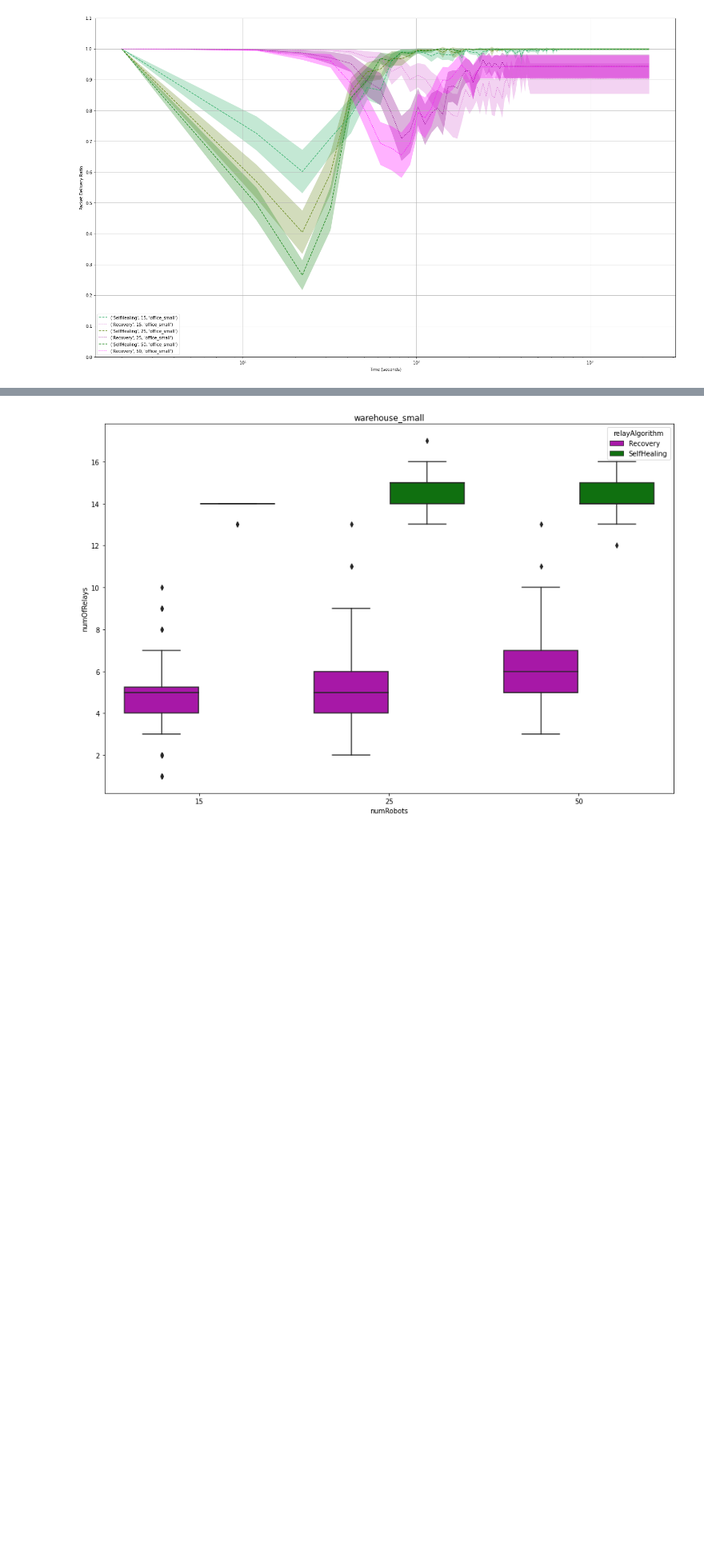
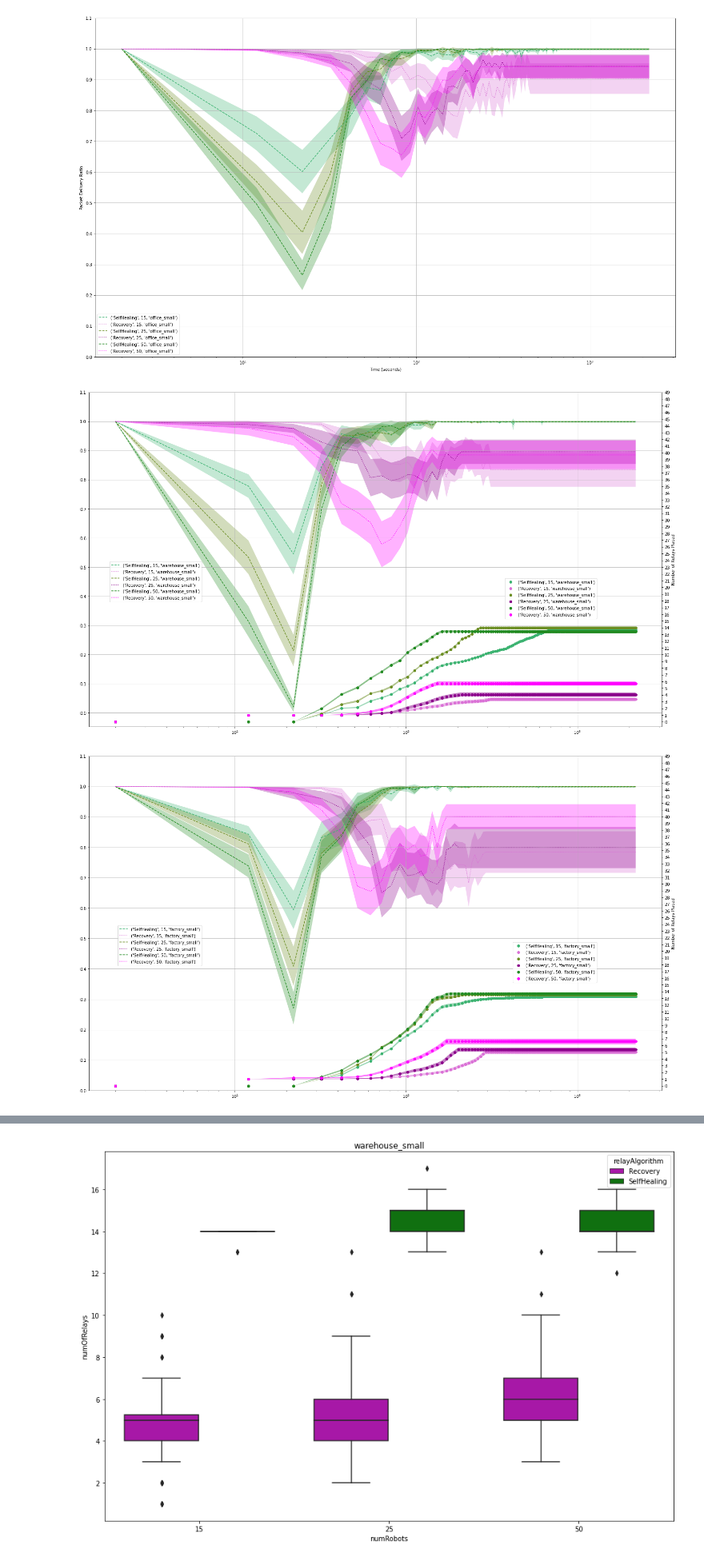
Before and after one commit to openwsn-berkeley/Atlas, a Jupyter notebook: AtlasAnalysis.ipynb, the cells around one changed output, grey strips where cells are left out. Shown at 80% size. Drawn from its saved outputs; the diff is of its cells as text; code cells hidden in the pictures; blank space fills up the shorter version.

Commit message:
#250. updated plots

```diff
--- a/AtlasAnalysis.ipynb
+++ b/AtlasAnalysis.ipynb
@@ -507,12 +507,15 @@ maxtime         = max([t[-1] for t in timelines])
 
 for floorplan in floorplans:
     (fig,ax)   = plt.subplots()
+    ax2 = ax.twinx()
     lines      = {}
     linesfill  = {}
+    rlines     = {}
+    rlinesfill = {}
     for value in numRobots:
         toPlot = {}
         for relayAlgorithm in relayAlgorithms:
-            toPlot[value] = {"mean": [], "yerr": [], "y1err": [], "y2err": []}
+            toPlot[value] = {"mean": [], "yerr": [], "y1err": [], "y2err": [], "rmean": [], "ryerr": [], "ry1err": [], "ry2err": []}
 
             for i in range(max([len(d['PDRs']) for d in data])):
                 try:
@@ -524,49 +527,59 @@ for floorplan in floorplans:
                          d['relayAlgorithm'] == relayAlgorithm
                         ]
                     )
+
                     (rm, rh) = mean_confidence_interval(
                         [
-                         d["numOfRelays"] for d in data        if
+                         d["numOfRelays"][i] for d in data        if
                          d['numRobots']      == value          and
                          d['floorplan']      == floorplan      and
                          d['relayAlgorithm'] == relayAlgorithm
                         ]
                     )
+
                 except:
                     pass
 
                 # for PDR
                 toPlot[value]["mean"]    += [pm]
                 toPlot[value]["yerr"]    += [ph]
                 toPlot[value]["y1err"]   += [pm-ph]
                 toPlot[value]["y2err"]   += [pm+ph]
 
                 # for relays
                 toPlot[value]["rmean"]    += [rm]
                 toPlot[value]["ryerr"]    += [rh]
                 toPlot[value]["ry1err"]   += [rm-rh]
                 toPlot[value]["ry2err"]   += [rm+rh]
 
 
             x                             = np.arange(2, maxtime+10, 10)
             y                             = toPlot[value]["mean"]
             yerr                          = toPlot[value]["yerr"]
-            lines[(floorplan, value)]     = ax.errorbar(x, y, ecolor="gainsboro", linestyle=linestyles[relayAlgorithm],color=linecolors[(value, relayAlgorithm)],label=(relayAlgorithm, value, floorplan))
+            lines[(floorplan, value)]     = ax.errorbar(x, y, linestyle=linestyles[relayAlgorithm],color=linecolors[(value, relayAlgorithm)],label=(relayAlgorithm, value, floorplan))
             linesfill[(floorplan, value)] = ax.fill_between(x, toPlot[value]["y1err"], toPlot[value]["y2err"] ,alpha=0.3, facecolor=linecolors[(value, relayAlgorithm)])
 
             rx                             = np.arange(2, maxtime+10, 10)
             ry                             = toPlot[value]["rmean"]
             ryerr                          = toPlot[value]["ryerr"]
-            rlines[(floorplan, value)]     = ax.errorbar(x, y, ecolor="gainsboro", linestyle=linestyles[relayAlgorithm],color=linecolors[(value, relayAlgorithm)],label=(relayAlgorithm, value, floorplan))
-            rlinesfill[(floorplan, value)] = ax.fill_between(x, toPlot[value]["ry1err"], toPlot[value]["ry2err"] ,alpha=0.3, facecolor=linecolors[(value, relayAlgorithm)])
+            rlines[(floorplan, value)]     = ax2.scatter(rx, ry, c=linecolors[(value, relayAlgorithm)],label=(relayAlgorithm, value, floorplan))
+            rlinesfill[(floorplan, value)] = ax2.fill_between(x, toPlot[value]["ry1err"], toPlot[value]["ry2err"] ,alpha=0.5, facecolor=linecolors[(value, relayAlgorithm)])
 
     #convert x-axis to Logarithmic scale
     ax.grid(True)
     plt.xscale("log")
     plt.xlabel("Time (seconds)")
     ax.set_yticks(np.arange(0, 1.2, 0.1))
+    ax2.yaxis.set_ticks(np.arange(0, 50))
     plt.ylabel("Packet Delivery Ratio")
-    plt.legend()
-    alllines     = lines
-    alllinesfill = linesfill
+    ax2.set_ylabel('Number of Relays Placed')
+    ax.legend()
+    ax.legend(bbox_to_anchor=(0.19, 0.5))
+    ax2.legend()
+    ax2.legend(bbox_to_anchor=(0.89, 0.45))
+    ralllines     = rlines
+    ralllinesfill = rlinesfill
     plt.show()
+# %% [output]
+[figure, added]
+[figure, added]
```
Also changed, not shown: parts of 1 cell of this notebook.
